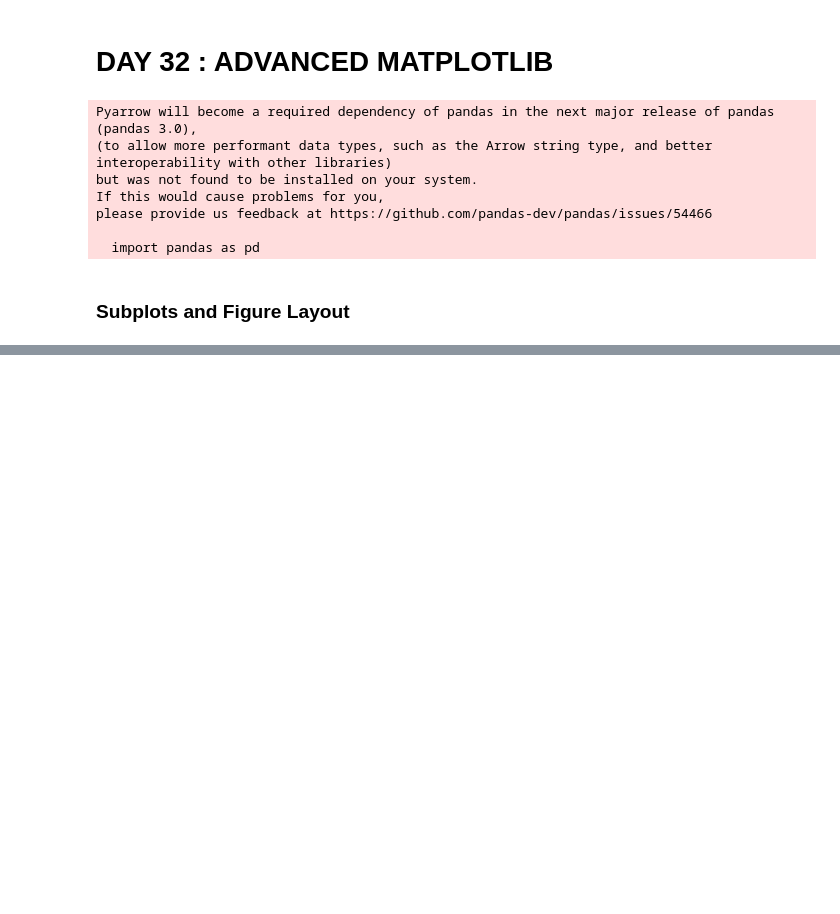
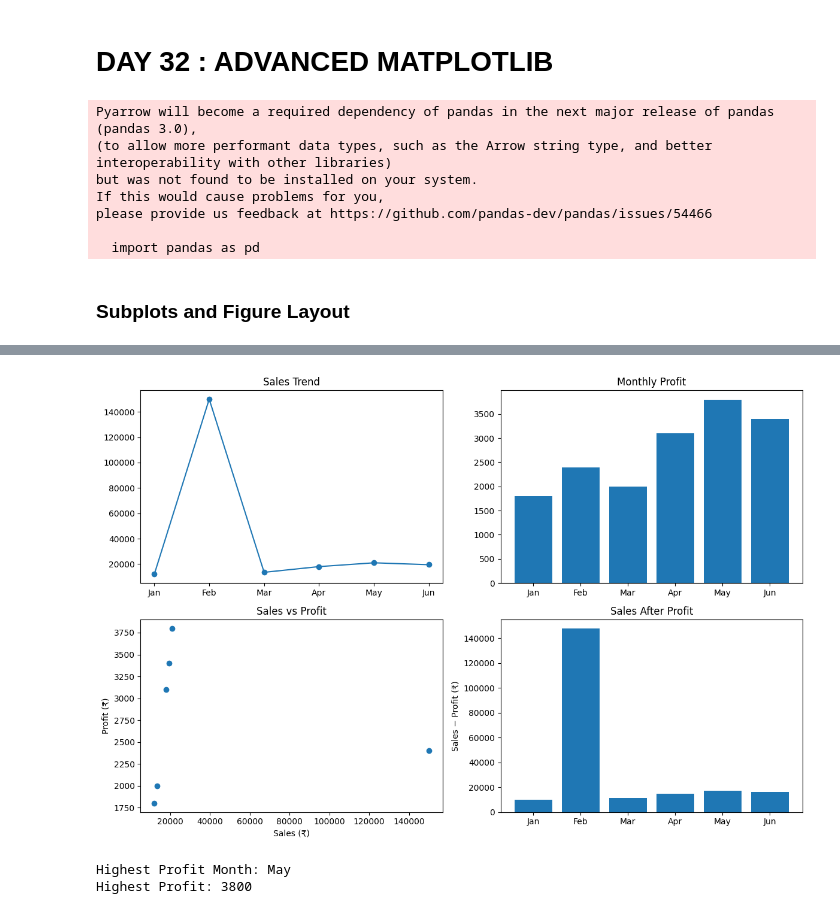
Before and after one commit to ivaibhavpawar1045/Python-Data-Analytics, a Jupyter notebook: 32_Advanced_Matlotlib/practice.ipynb, the cells around one changed output, grey strips where cells are left out. Cells and saved outputs as stored; diff of their text form; code cells hidden in the pictures; blank space fills up the shorter version.

```diff
--- a/32_Advanced_Matlotlib/practice.ipynb
+++ b/32_Advanced_Matlotlib/practice.ipynb
@@ -20,0 +40,32 @@ profit = np.array([1800 , 2400 , 2000 , 3100 , 3800 , 3400])
+# %%
+# Create a 2 × 2 dashboard
+fig, axes = plt.subplots(2, 2, figsize=(12, 8))
+
+axes[0, 0].plot(months, sales, marker="o")
+axes[0, 0].set_title("Sales Trend")
+
+axes[0, 1].bar(months, profit)
+axes[0, 1].set_title("Monthly Profit")
+
+axes[1, 0].scatter(sales, profit)
+axes[1, 0].set_title("Sales vs Profit")
+axes[1, 0].set_xlabel("Sales (₹)")
+axes[1, 0].set_ylabel("Profit (₹)")
+
+axes[1, 1].bar(months, sales - profit)
+axes[1, 1].set_title("Sales After Profit")
+axes[1, 1].set_ylabel("Sales − Profit (₹)")
+
+plt.tight_layout()
+plt.show()
+# %% [output]
+[figure, added]
+# %%
+# Find the month with the highest profit:
+best_index = np.argmax(profit)
+
+print("Highest Profit Month:", months[best_index])
+print("Highest Profit:", profit[best_index])
+# %% [output]
+Highest Profit Month: May
+Highest Profit: 3800
```
Also changed, not shown: parts of 1 cell of this notebook.
